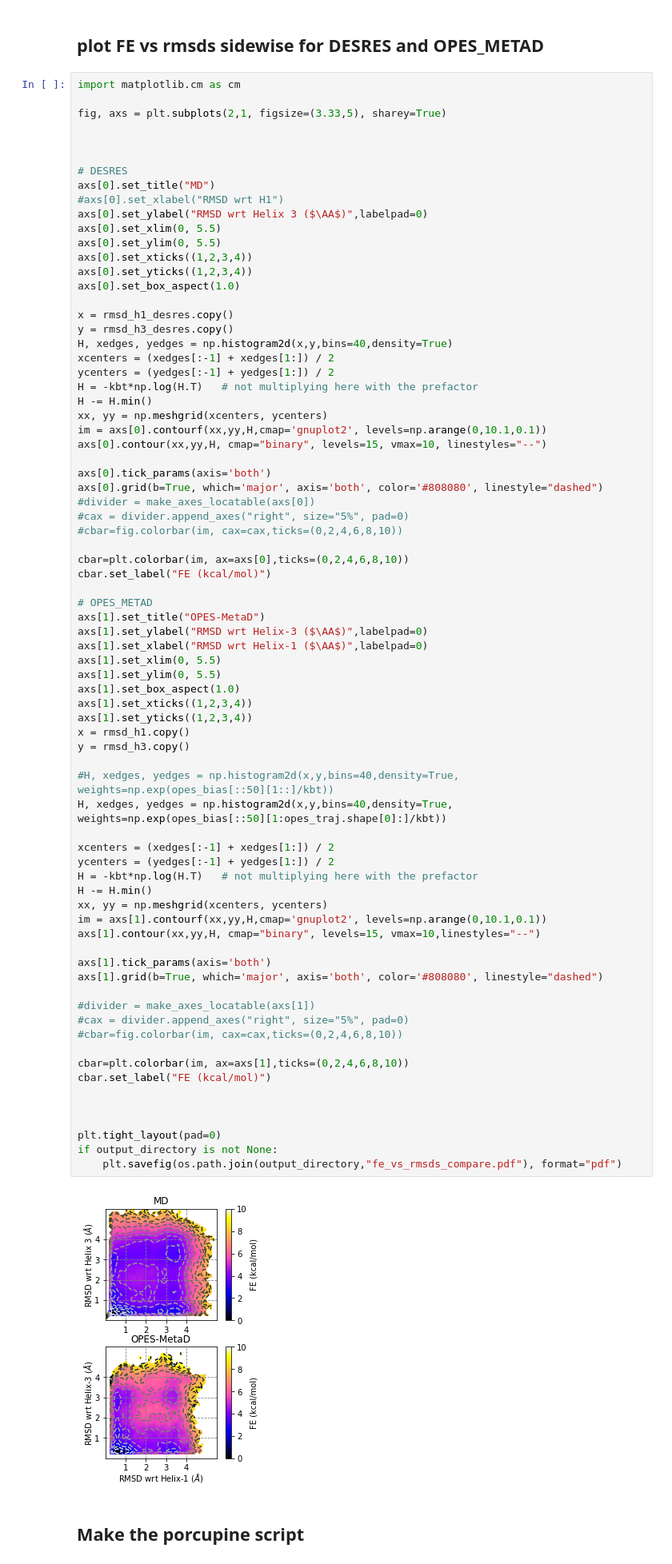
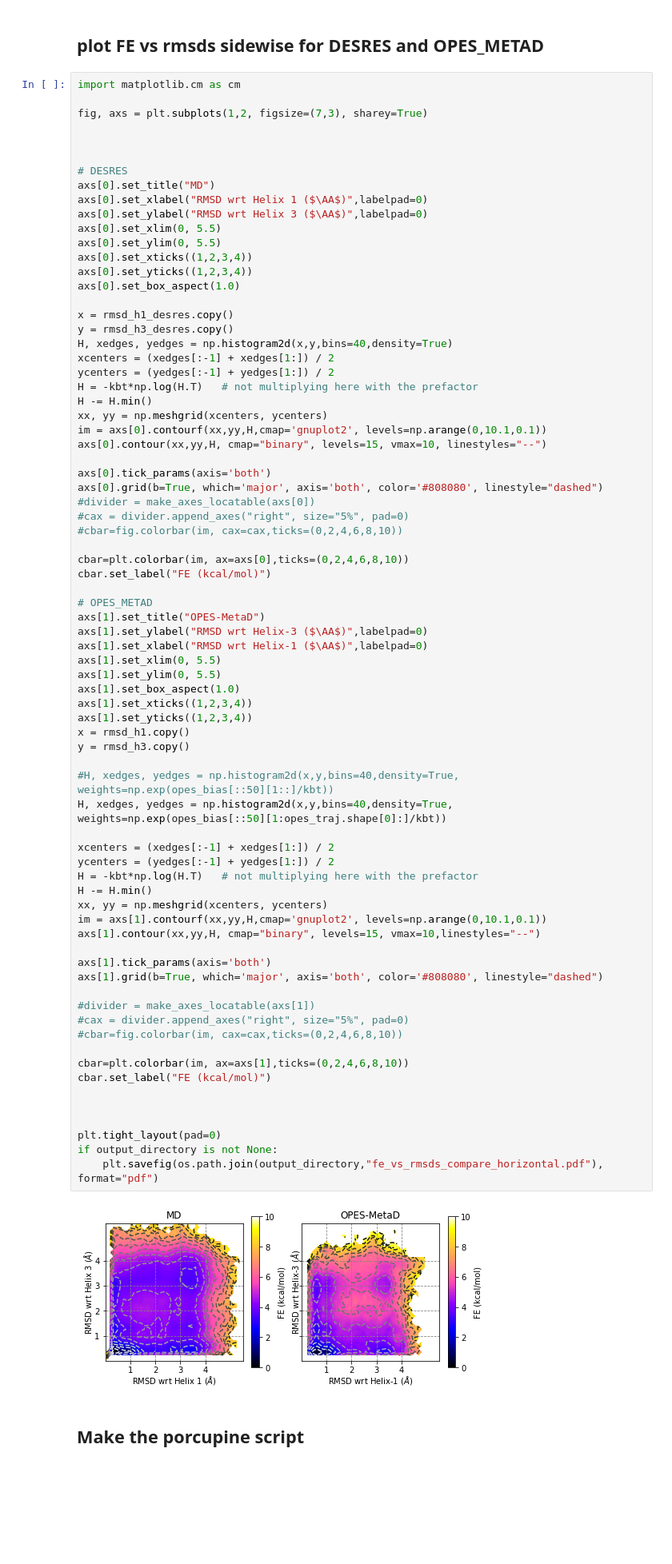
Before and after one commit to SasmalSubarna/posLDA_paper_2023, a Jupyter notebook: HP35/notebooks/figures_for_paper_updated_3.ipynb, the cells around one changed output. Shown at 80% size. Drawn from its saved outputs; the diff is of its cells as text; blank space fills up the shorter version.

Commit message:
make rmsd fes comparison horizontal

```diff
--- a/HP35/notebooks/figures_for_paper_updated_3.ipynb
+++ b/HP35/notebooks/figures_for_paper_updated_3.ipynb
@@ -1292,13 +1293,13 @@ cbar.set_label("FE (kcal/mol)", fontsize=16)
 # %%
 import matplotlib.cm as cm
 
-fig, axs = plt.subplots(2,1, figsize=(3.33,5), sharey=True)
+fig, axs = plt.subplots(1,2, figsize=(7,3), sharey=True)
 
 
 
 # DESRES
 axs[0].set_title("MD")
-#axs[0].set_xlabel("RMSD wrt H1")
+axs[0].set_xlabel("RMSD wrt Helix 1 ($\AA$)",labelpad=0)
 axs[0].set_ylabel("RMSD wrt Helix 3 ($\AA$)",labelpad=0)
 axs[0].set_xlim(0, 5.5)
 axs[0].set_ylim(0, 5.5)
@@ -1337,35 +1338,35 @@ axs[1].set_xticks((1,2,3,4))
 axs[1].set_yticks((1,2,3,4))
 x = rmsd_h1.copy()
 y = rmsd_h3.copy()
 
 #H, xedges, yedges = np.histogram2d(x,y,bins=40,density=True, weights=np.exp(opes_bias[::50][1::]/kbt))
 H, xedges, yedges = np.histogram2d(x,y,bins=40,density=True, weights=np.exp(opes_bias[::50][1:opes_traj.shape[0]:]/kbt))
 
 xcenters = (xedges[:-1] + xedges[1:]) / 2
 ycenters = (yedges[:-1] + yedges[1:]) / 2
 H = -kbt*np.log(H.T)   # not multiplying here with the prefactor
 H -= H.min()
 xx, yy = np.meshgrid(xcenters, ycenters)
 im = axs[1].contourf(xx,yy,H,cmap='gnuplot2', levels=np.arange(0,10.1,0.1))
 axs[1].contour(xx,yy,H, cmap="binary", levels=15, vmax=10,linestyles="--")
 
 axs[1].tick_params(axis='both')
 axs[1].grid(b=True, which='major', axis='both', color='#808080', linestyle="dashed")
 
 #divider = make_axes_locatable(axs[1])
 #cax = divider.append_axes("right", size="5%", pad=0)
 #cbar=fig.colorbar(im, cax=cax,ticks=(0,2,4,6,8,10))
 
 cbar=plt.colorbar(im, ax=axs[1],ticks=(0,2,4,6,8,10))
 cbar.set_label("FE (kcal/mol)")
 
 
 
 plt.tight_layout(pad=0)
 if output_directory is not None:
-    plt.savefig(os.path.join(output_directory,"fe_vs_rmsds_compare.pdf"), format="pdf")
+    plt.savefig(os.path.join(output_directory,"fe_vs_rmsds_compare_horizontal.pdf"), format="pdf")
 # %% [output]
-[figure, old version]
+[figure, new version]
 # %% [markdown]
 ## Make the porcupine script
 # %% [raw]
```
Also changed, not shown: parts of 1 cell of this notebook.
